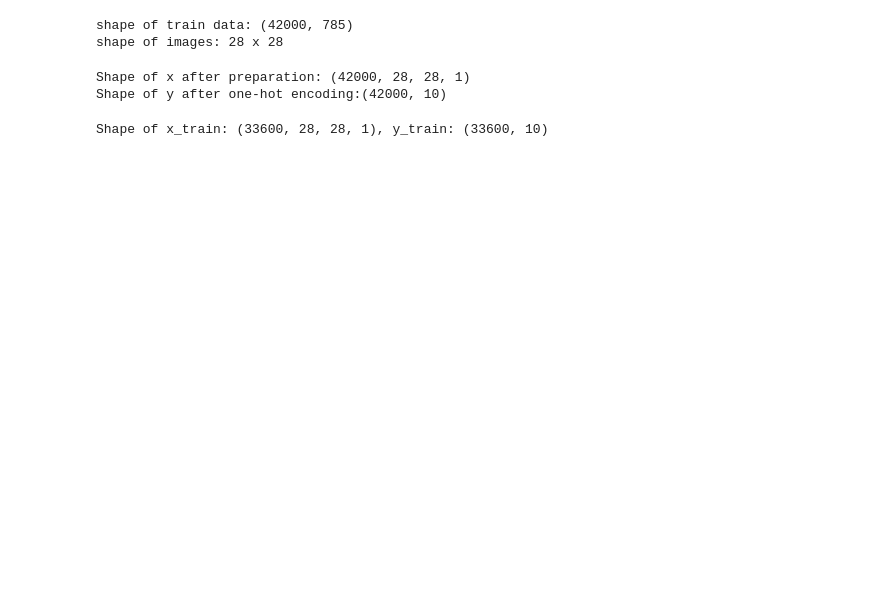
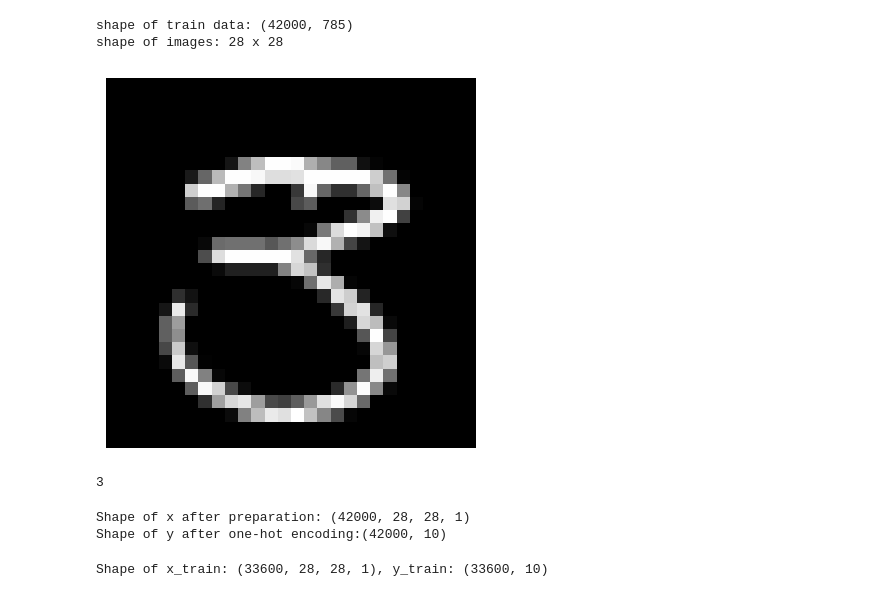
Before and after one commit to Giulio-grt/Digit-Recognition-using-Neural-networks, a Jupyter notebook: src/model/train.ipynb, the cells around one changed output. Saved outputs shown, nothing was run; the diff lists cells and outputs as text; code cells hidden in the pictures; blank space fills up the shorter version.

```diff
--- a/src/model/train.ipynb
+++ b/src/model/train.ipynb
@@ -23,6 +24,20 @@ print(f"shape of images: {n} x {n}")
 # %% [output]
 shape of train data: (42000, 785)
 shape of images: 28 x 28
+# %%
+pixels = train_data.iloc[7,1:]
+# Convert to NumPy array and reshape to 28x28
+img = np.array(pixels).reshape((28, 28))
+
+# Show the image
+plt.imshow(img, cmap="gray")  # "gray" colormap makes it black & white
+plt.axis("off")               # hide axes
+plt.show()
+
+print(train_data.iloc[7,0])
+# %% [output]
+[figure, added]
+3
 # %%
 # Prepare the data for training
 
```
Also changed, not shown: parts of 5 cells of this notebook, 3 other files.
